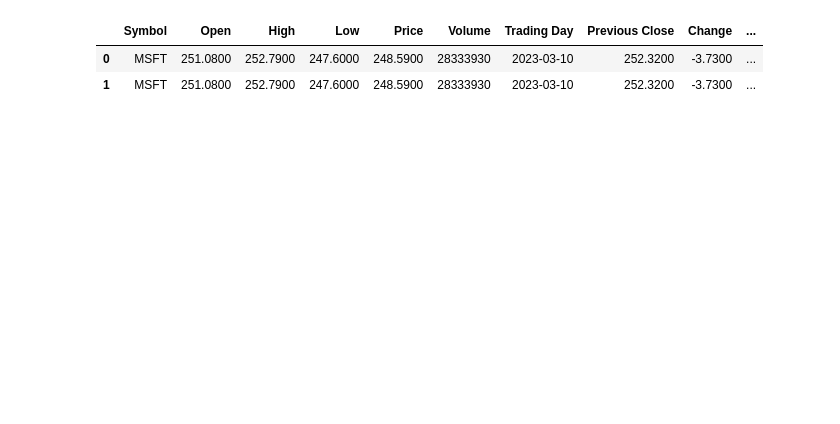
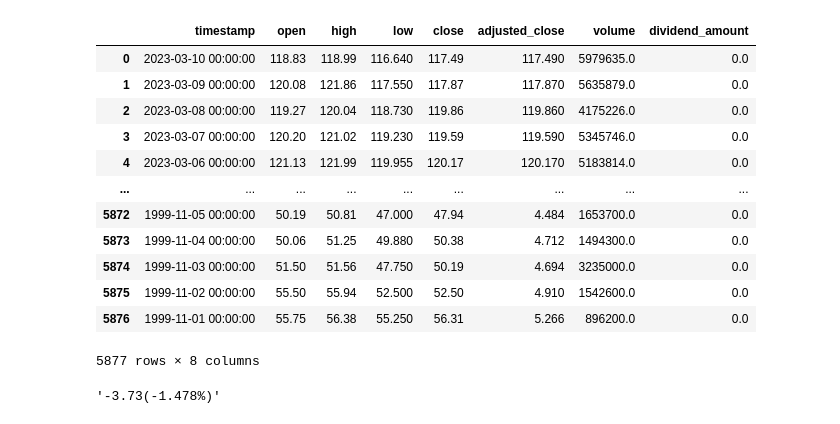
Before and after one commit to Ploiiiz/Software-Dev-2, a Jupyter notebook: New API/testing/funcs_test.ipynb, the cells around one changed output. Drawn from its saved outputs; the diff is of its cells as text; code cells hidden in the pictures; blank space fills up the shorter version.

```diff
--- a/New API/testing/funcs_test.ipynb
+++ b/New API/testing/funcs_test.ipynb
@@ -14,6 +11,18 @@ db.store_data(data,tname)
-# %%
-db.read_table(tname)
-# %% [output]
-|  | Symbol | Open | High | Low | Price | Volume | Trading Day | Previous Close | Change | ... |
-| 0 | MSFT | 251.0800 | 252.7900 | 247.6000 | 248.5900 | 28333930 | 2023-03-10 | 252.3200 | -3.7300 | ... |
-| 1 | MSFT | 251.0800 | 252.7900 | 247.6000 | 248.5900 | 28333930 | 2023-03-10 | 252.3200 | -3.7300 | ... |
+# %%
+test = db.read_table('NKE_daily_price_history')
+# %%
+test
+# %% [output]
+|  | timestamp | open | high | low | close | adjusted_close | volume | dividend_amount |
+| 0 | 2023-03-10 00:00:00 | 118.83 | 118.99 | 116.640 | 117.49 | 117.490 | 5979635.0 | 0.0 |
+| 1 | 2023-03-09 00:00:00 | 120.08 | 121.86 | 117.550 | 117.87 | 117.870 | 5635879.0 | 0.0 |
+| 2 | 2023-03-08 00:00:00 | 119.27 | 120.04 | 118.730 | 119.86 | 119.860 | 4175226.0 | 0.0 |
+| 3 | 2023-03-07 00:00:00 | 120.20 | 121.02 | 119.230 | 119.59 | 119.590 | 5345746.0 | 0.0 |
+| 4 | 2023-03-06 00:00:00 | 121.13 | 121.99 | 119.955 | 120.17 | 120.170 | 5183814.0 | 0.0 |
+| ... | ... | ... | ... | ... | ... | ... | ... | ... |
+| 5872 | 1999-11-05 00:00:00 | 50.19 | 50.81 | 47.000 | 47.94 | 4.484 | 1653700.0 | 0.0 |
+| 5873 | 1999-11-04 00:00:00 | 50.06 | 51.25 | 49.880 | 50.38 | 4.712 | 1494300.0 | 0.0 |
+| 5874 | 1999-11-03 00:00:00 | 51.50 | 51.56 | 47.750 | 50.19 | 4.694 | 3235000.0 | 0.0 |
+| 5875 | 1999-11-02 00:00:00 | 55.50 | 55.94 | 52.500 | 52.50 | 4.910 | 1542600.0 | 0.0 |
+| 5876 | 1999-11-01 00:00:00 | 55.75 | 56.38 | 55.250 | 56.31 | 5.266 | 896200.0 | 0.0 |
+5877 rows × 8 columns
@@ -19,0 +31,4 @@ db.read_table(tname)
+# %%
+changetext
+# %% [output]
+'-3.73(-1.478%)'
```
Also changed, not shown: parts of 7 cells of this notebook, 8 other files.
